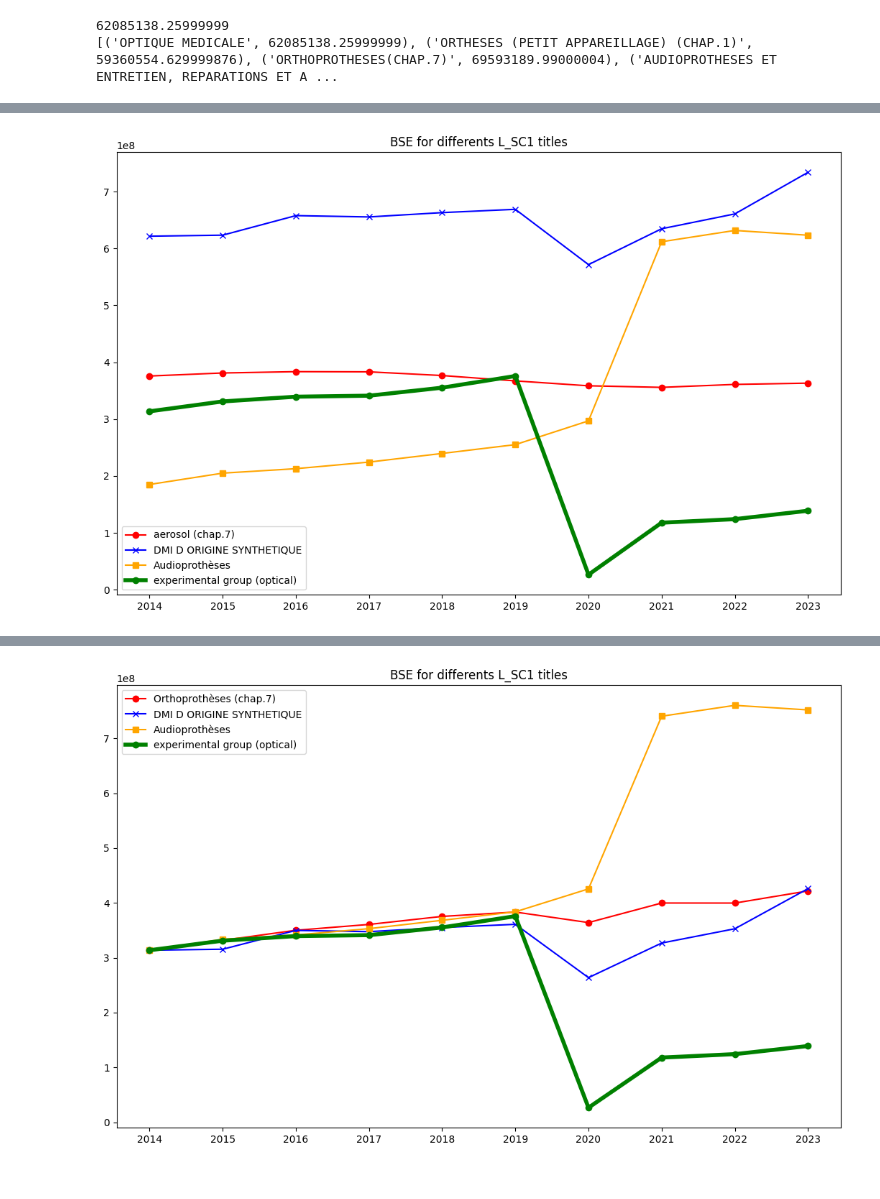
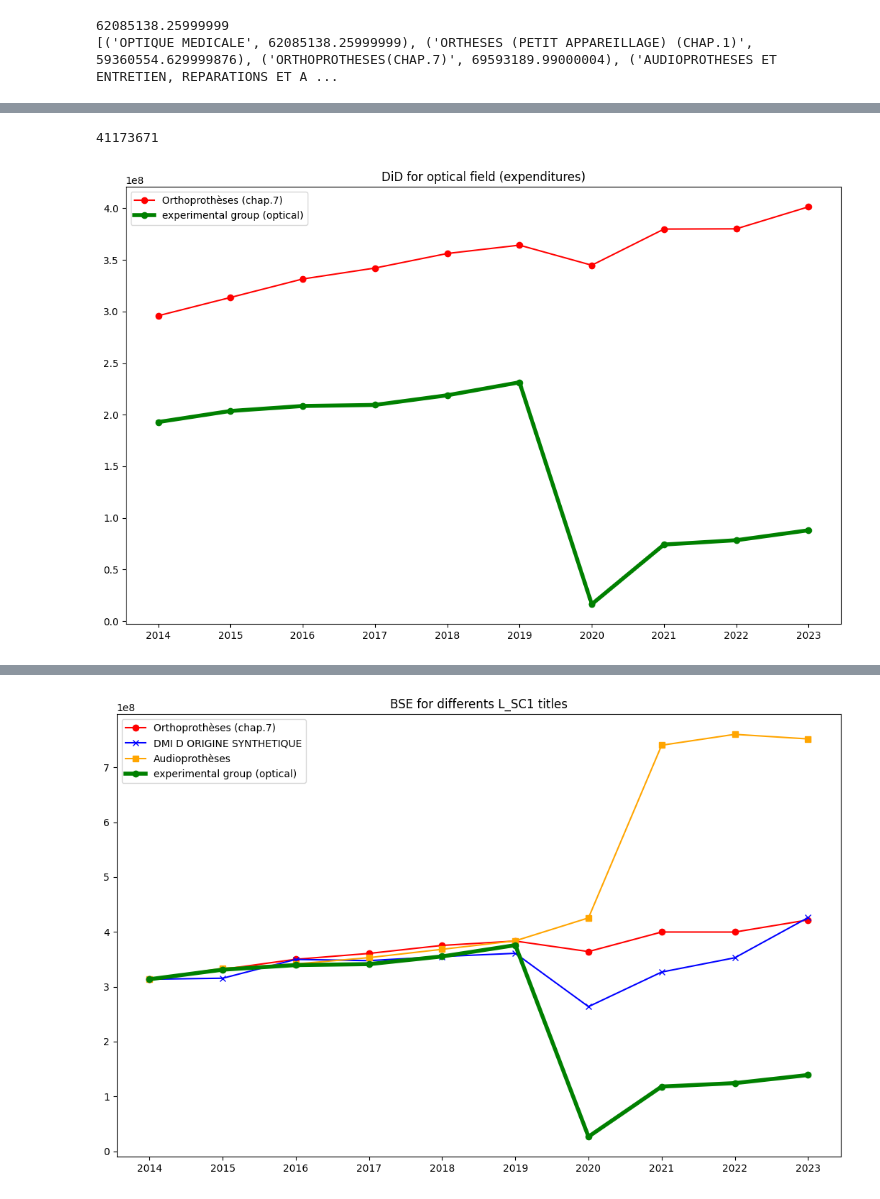
Before and after one commit to bparent11/analysingEffectOfHealthPlanInFrance, a Jupyter notebook: code/governmental-expenditures.ipynb, the cells around one changed output, grey strips where cells are left out. Saved outputs shown, nothing was run; the diff lists cells and outputs as text; code cells hidden in the pictures.

```diff
--- a/code/governmental-expenditures.ipynb
+++ b/code/governmental-expenditures.ipynb
@@ -1718,6 +1737,13 @@ control_group_1 = gov_exp(
     mask={"ORTHOPROTHESES(CHAP.7)": ["equality", "L_SC1", "and"]},
     indent=0,
 )
+# %%
+optical = gov_exp(
+    inflation_adjustment=True,
+    sector="optical",
+    mask={"OPTIQUE": ["contains", "L_SC1", "and"]},
+    indent=0,
+)
 # %%
 control_group_2 = gov_exp(
     inflation_adjustment=False,
@@ -1745,42 +1771,47 @@ control_group_3 = gov_exp(
 )
 # %%
 list_years = [year for year in control_group_1[0].keys()]
+# %%
+diff = optical[2]["2014"] - control_group_1[2]["2014"]
+diff
+# %% [output]
+41173671
 # %%
 plt.figure(figsize=(13, 8))
 
 plt.plot(
     list_years,
-    control_group_1[4].values(),
+    list(control_group_1[0].values()) + diff,
     marker="o",
     color="red",
     label="Orthoprothèses (chap.7)",
 )
+#plt.plot(
+#    list_years,
+#    control_group_2[4].values(),
+#    marker="x",
+#    color="blue",
+#    label="DMI D ORIGINE SYNTHETIQUE",
+#)
+#plt.plot(
+#    list_years,
+#    control_group_3[4].values(),
+#    marker="s",
+#    color="orange",
+#    label="Audioprothèses",
+#)
 plt.plot(
     list_years,
-    control_group_2[4].values(),
-    marker="x",
-    color="blue",
-    label="DMI D ORIGINE SYNTHETIQUE",
-)
-plt.plot(
-    list_years,
-    control_group_3[4].values(),
-    marker="s",
-    color="orange",
-    label="Audioprothèses",
-)
-plt.plot(
-    list_years,
-    optical[4].values(),
+    optical[0].values(),
     marker="o",
     color="green",
     label="experimental group (optical)",
     lw=4,
 )
 
-plt.title("BSE for differents L_SC1 titles")
+plt.title("DiD for optical field (expenditures)")
 plt.legend()
 
 plt.show()
 # %% [output]
-[figure, old version]
+[figure, new version]
```
Also changed, not shown: parts of 15 cells of this notebook, 2 other files.
